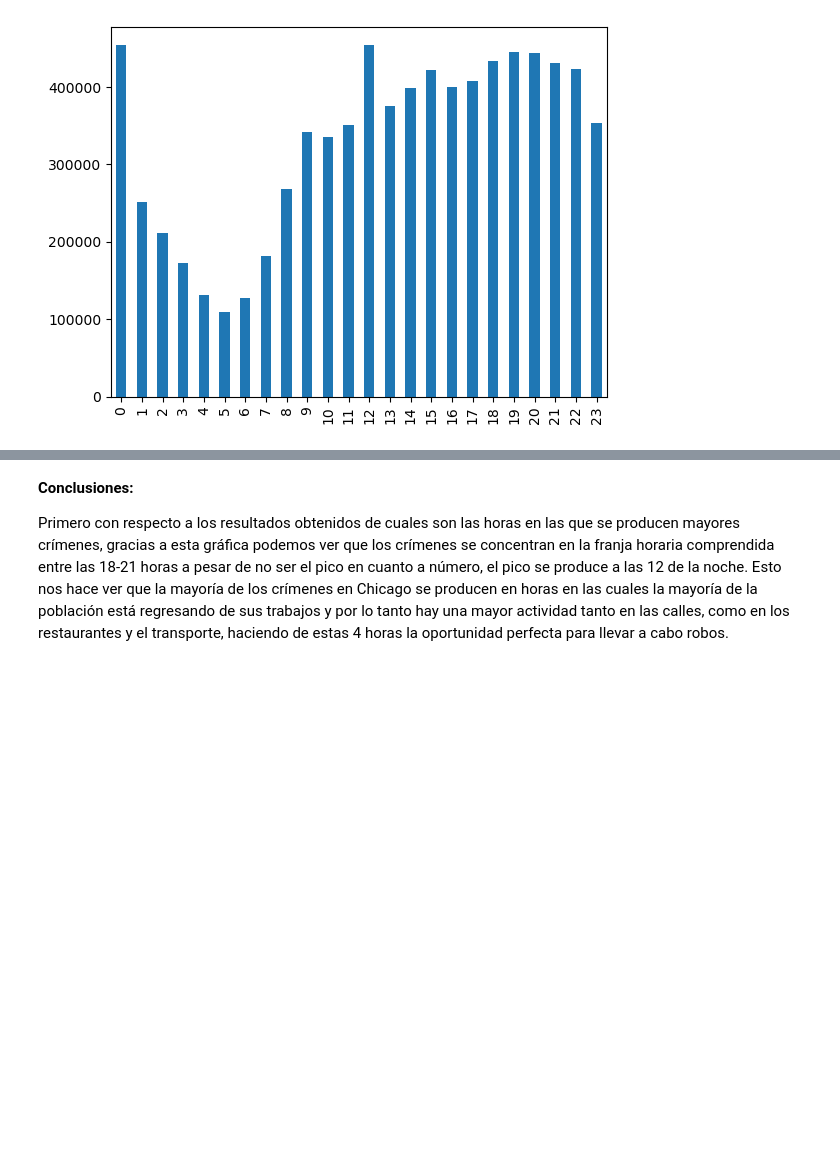
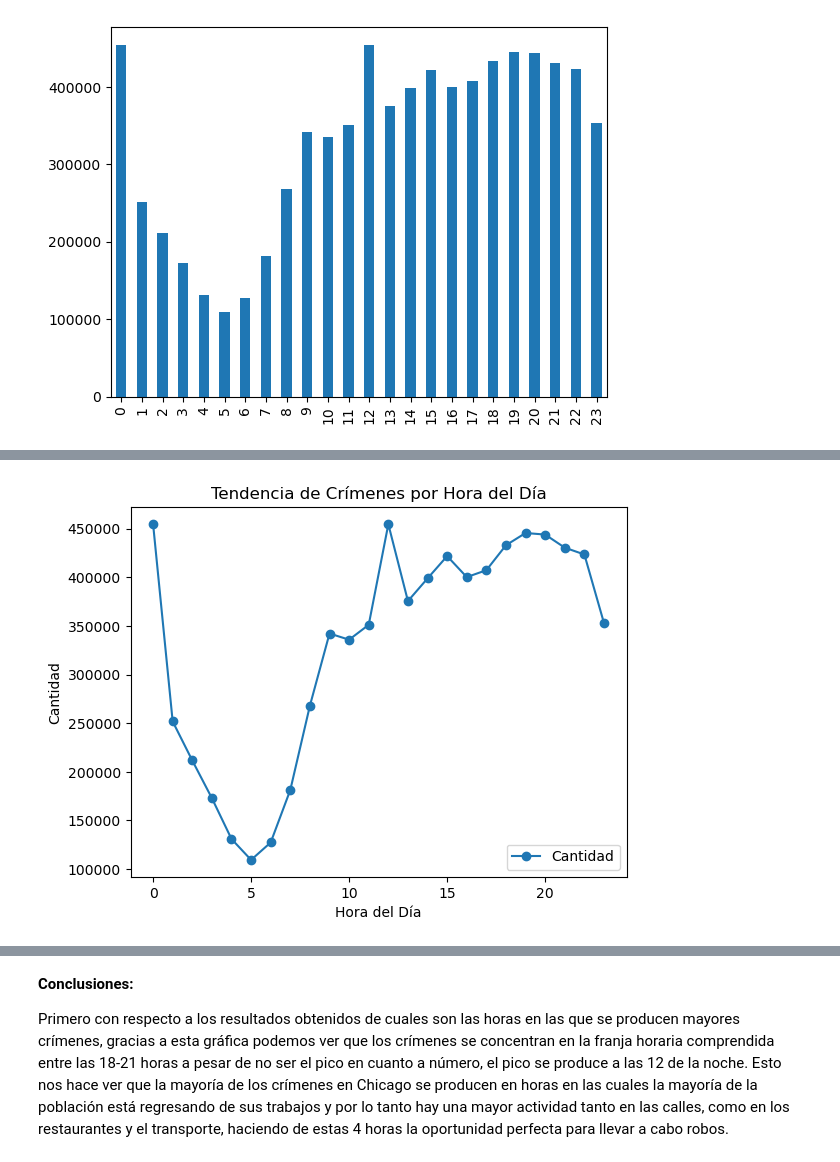
Before and after one commit to JorgeSierra22/Cloud-BigData, a Jupyter notebook: results/results.ipynb, the cells around one changed output, grey strips where cells are left out. Saved outputs shown, nothing was run; the diff lists cells and outputs as text; code cells hidden in the pictures; blank space fills up the shorter version.

```diff
--- a/results/results.ipynb
+++ b/results/results.ipynb
@@ -15,0 +39,8 @@ plt.show()
+# %%
+df.plot(x='Hora', y='Cantidad', marker='o')
+plt.title('Tendencia de Crímenes por Hora del Día')
+plt.xlabel('Hora del Día')
+plt.ylabel('Cantidad')
+plt.show()
+# %% [output]
+[figure, added]
```
Also changed, not shown: parts of 14 cells of this notebook, 1 other file.
